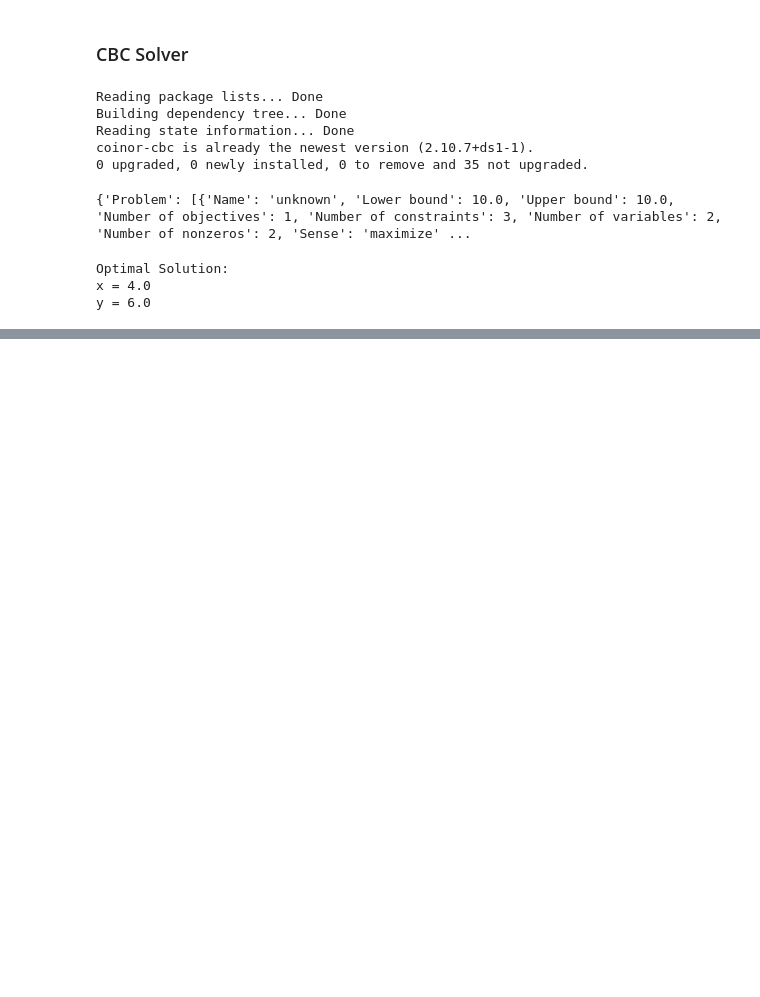
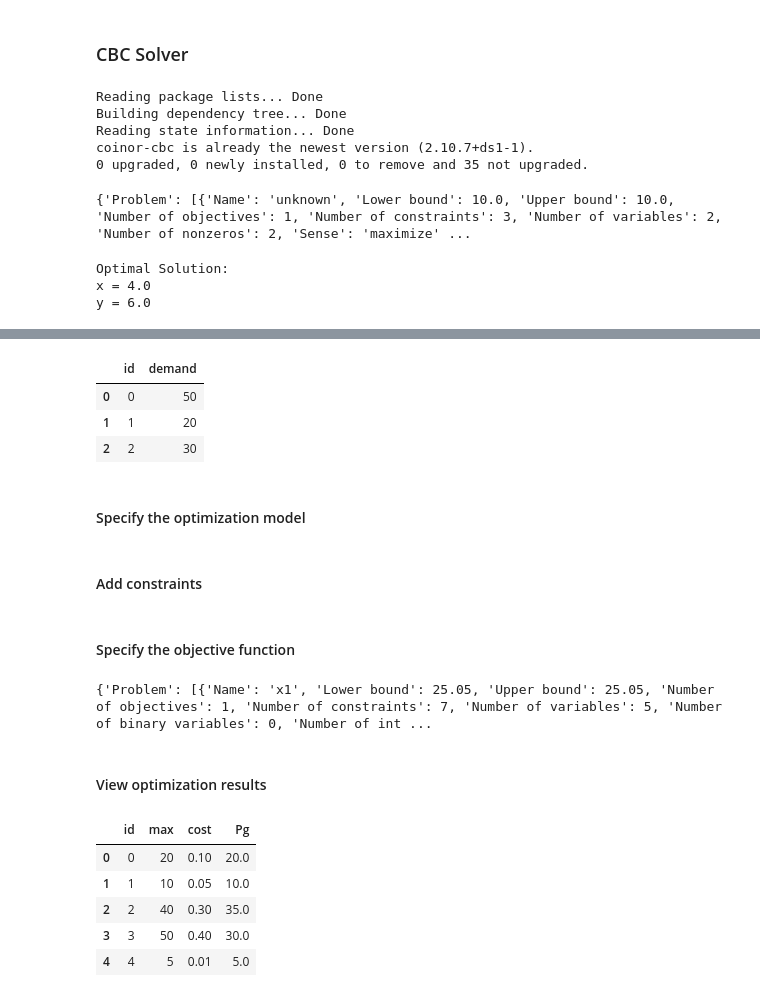
Before and after one commit to ROARMarketingConcepts/Optimization-with-Python, a Jupyter notebook: Linear_Programming_with_Python.ipynb, the cells around one changed output, grey strips where cells are left out. Drawn from its saved outputs; the diff is of its cells as text; code cells hidden in the pictures; blank space fills up the shorter version.

Commit message:
modified:   Linear_Programming_with_Python.ipynb 	new file:   Pyomo+Documentation.pdf 	new file:   Pyomo+Slides+Sandia+National+Laboratories+%5Bfree+content%5D.pdf

```diff
--- a/Linear_Programming_with_Python.ipynb
+++ b/Linear_Programming_with_Python.ipynb
@@ -390,0 +400,8 @@ y = 6.0
+# %%
+# Read in the power generation and demand data
+
+data_gen = pd.read_excel('/content/drive/MyDrive/Colab Notebooks/Optimization with Python/inputs.xlsx', sheet_name='gen')
+data_load = pd.read_excel('/content/drive/MyDrive/Colab Notebooks/Optimization with Python/inputs.xlsx', sheet_name='load')
+# %%
+data_gen = data_gen.rename(columns={'limit': 'max'})
+data_gen.head()
@@ -390,0 +415,21 @@ y = 6.0
+# %%
+data_load = data_load.rename(columns={'value': 'demand'})
+data_load.head()
+# %% [output]
+|  | id | demand |
+| 0 | 0 | 50 |
+| 1 | 1 | 20 |
+| 2 | 2 | 30 |
+# %%
+Ng = len(data_gen)
+Nl = len(data_load)
+# %% [markdown]
+#### Specify the optimization model
+# %%
+model = pyo.ConcreteModel()
+
+# Specify generation capacity framework
+model.Pg = pyo.Var(range(Ng), bounds=(0, None))
+Pg = model.Pg
+# %% [markdown]
+#### Add constraints
@@ -390,0 +444,20 @@ y = 6.0
+# %% [markdown]
+#### Specify the objective function
+# %%
+model.obj = pyo.Objective(expr=sum(Pg[g]*data_gen['cost'][g] for g in data_gen['id']), sense=minimize)
+opt = pyo.SolverFactory('gurobi')
+opt.solve(model)
+# %% [output]
+{'Problem': [{'Name': 'x1', 'Lower bound': 25.05, 'Upper bound': 25.05, 'Number of objectives': 1, 'Number of constraints': 7, 'Number of variables': 5, 'Number of binary variables': 0, 'Number of int ...
+# %% [markdown]
+#### View optimization results
+# %%
+data_gen['Pg'] = [pyo.value(Pg[g]) for g in data_gen['id']]
+data_gen
+# %% [output]
+|  | id | max | cost | Pg |
+| 0 | 0 | 20 | 0.10 | 20.0 |
+| 1 | 1 | 10 | 0.05 | 10.0 |
+| 2 | 2 | 40 | 0.30 | 35.0 |
+| 3 | 3 | 50 | 0.40 | 30.0 |
+| 4 | 4 | 5 | 0.01 | 5.0 |
```
Also changed, not shown: parts of 7 cells of this notebook, 2 other files.
